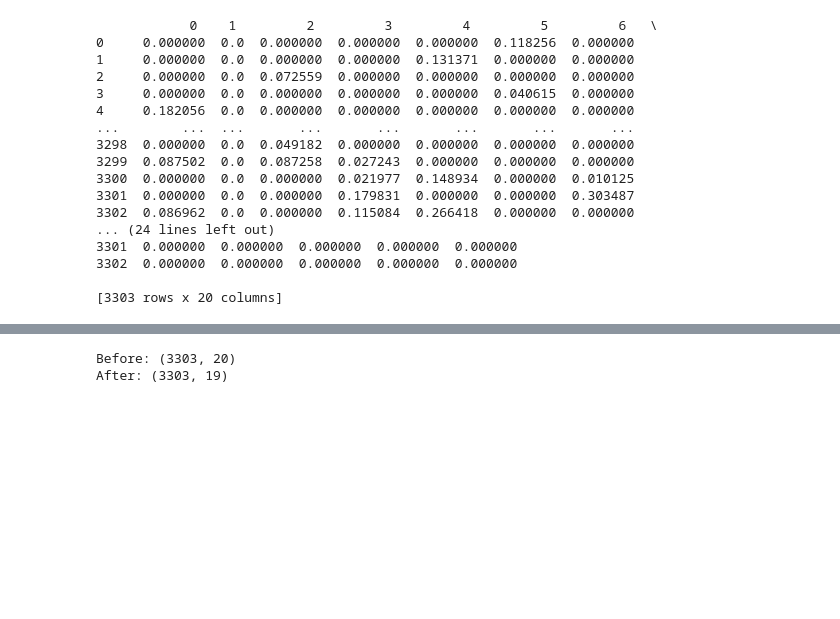
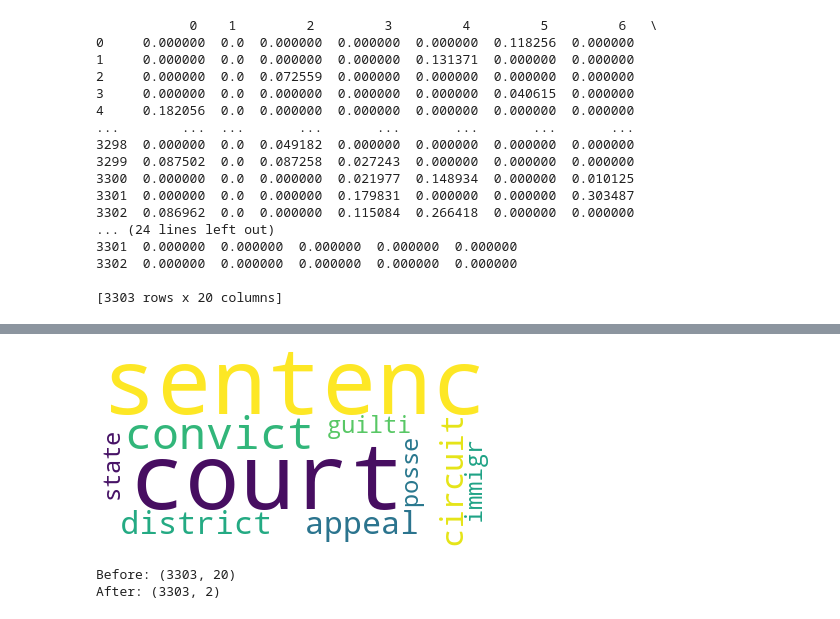
Before and after one commit to korah91/MineriaClustering, a Jupyter notebook: supremeCourt.ipynb, the cells around one changed output, grey strips where cells are left out. Drawn from its saved outputs; the diff is of its cells as text; code cells hidden in the pictures; blank space fills up the shorter version.

```diff
--- a/supremeCourt.ipynb
+++ b/supremeCourt.ipynb
@@ -139,13 +172,34 @@ print(vectorized)
+# %%
+# WordCloud del topico 16
+l = topics[16][1]
+
+l = l.split("+")
+
+lista =[]
+for x in l:
+    numero, palabra = x.split('*')
+    palabra = palabra.split('"')[1]
+    i=0
+    while i < float(numero)*100:
+        lista.append(palabra)
+        i+=1
+lista = ','.join(lista)
+
+wordcloud.generate(lista)
+wordcloud.to_image()
+# %% [output]
+[figure, added]
 # %%
+#Comparar dimensiones antes y después de hacer el pca
 from sklearn.decomposition import  PCA
 
 print("Before:", vectorized.shape)
-pca = PCA(n_components='mle', svd_solver='full')
-#pca = PCA(n_components=2)
+#pca = PCA(n_components='mle', svd_solver='full')
+pca = PCA(n_components=2)
 pca.fit(vectorized)
 labels_PCA= pca.transform(vectorized)
 print("After:", labels_PCA.shape)
 # %% [output]
 Before: (3303, 20)
-After: (3303, 19)
+After: (3303, 2)
 # %%
```
Also changed, not shown: parts of 11 cells of this notebook.
